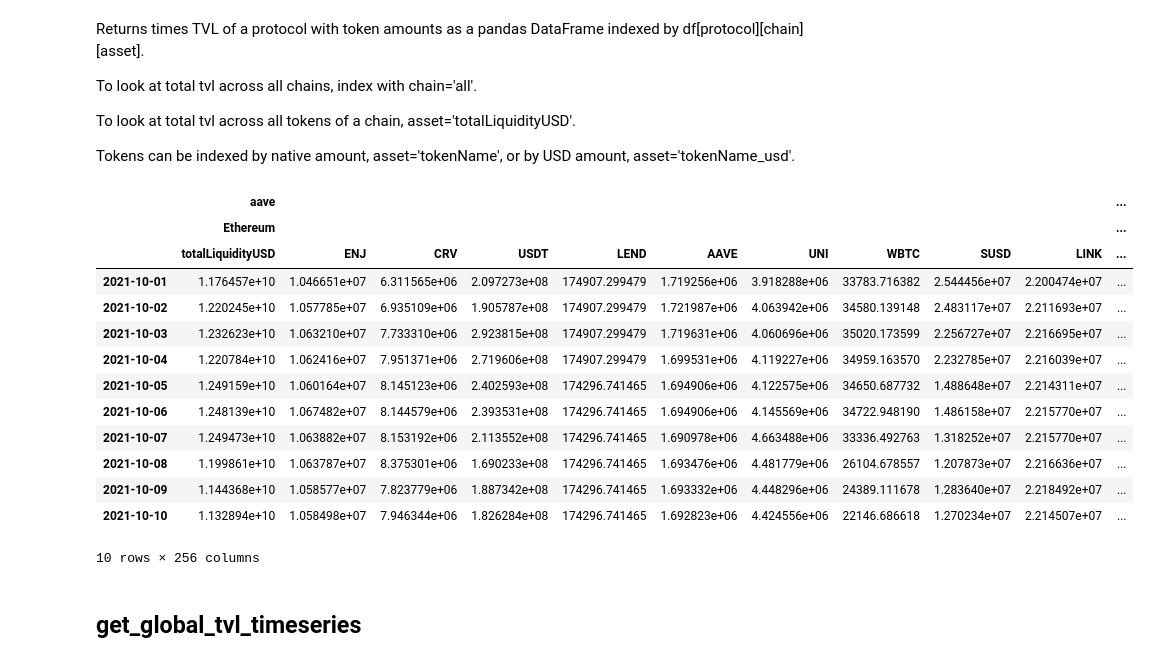
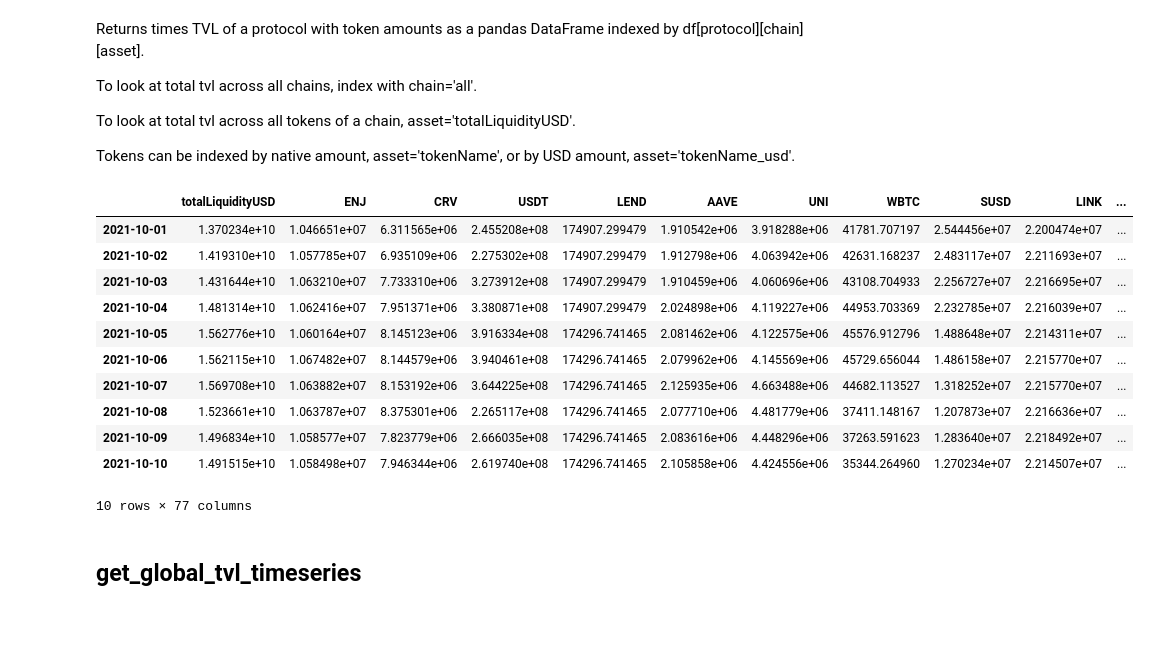
Before and after one commit to messari/messari-python-api, a Jupyter notebook: examples/DeFi_Lllama_API_Demo.ipynb, the cells around one changed output. Saved outputs shown, nothing was run; the diff lists cells and outputs as text; code cells hidden in the pictures; blank space fills up the shorter version.

Commit message:
defillama and new structure ready for testing

```diff
--- a/examples/DeFi_Lllama_API_Demo.ipynb
+++ b/examples/DeFi_Lllama_API_Demo.ipynb
@@ -2,6 +2,9 @@
 # DeFi Llama
 # %% [markdown]
 This tutorial aims to be a quick guide to get you started using the DeFi Llama API integrated into messari's python library.
+# %%
+from messari.defillama import DeFiLlama
+dl = DeFiLlama()
 # %% [markdown]
 ## get_protocol_tvl_timeseries
 # %% [markdown]
@@ -13,25 +16,22 @@ To look at total tvl across all tokens of a chain, asset='totalLiquidityUSD'.
 
 Tokens can be indexed by native amount, asset='tokenName', or by USD amount, asset='tokenName_usd'.
 # %%
-from messari.defi_llama import get_protocol_tvl_timeseries
-protocols = ['aave', 'compound']
-protocol_tvls = get_protocol_tvl_timeseries(protocols, start_date="2021-10-01", end_date="2021-10-10")
-protocol_tvls
+protocols = ['aave']
+protocol_tvls = dl.get_protocol_tvl_timeseries(protocols, start_date="2021-10-01", end_date="2021-10-10")
+protocol_tvls['aave']['all']
 # %% [output]
-|  | aave |  |  |  |  |  |  |  |  |  | ... |
-|  | Ethereum |  |  |  |  |  |  |  |  |  | ... |
 |  | totalLiquidityUSD | ENJ | CRV | USDT | LEND | AAVE | UNI | WBTC | SUSD | LINK | ... |
-| 2021-10-01 | 1.176457e+10 | 1.046651e+07 | 6.311565e+06 | 2.097273e+08 | 174907.299479 | 1.719256e+06 | 3.918288e+06 | 33783.716382 | 2.544456e+07 | 2.200474e+07 | ... |
-| 2021-10-02 | 1.220245e+10 | 1.057785e+07 | 6.935109e+06 | 1.905787e+08 | 174907.299479 | 1.721987e+06 | 4.063942e+06 | 34580.139148 | 2.483117e+07 | 2.211693e+07 | ... |
-| 2021-10-03 | 1.232623e+10 | 1.063210e+07 | 7.733310e+06 | 2.923815e+08 | 174907.299479 | 1.719631e+06 | 4.060696e+06 | 35020.173599 | 2.256727e+07 | 2.216695e+07 | ... |
-| 2021-10-04 | 1.220784e+10 | 1.062416e+07 | 7.951371e+06 | 2.719606e+08 | 174907.299479 | 1.699531e+06 | 4.119227e+06 | 34959.163570 | 2.232785e+07 | 2.216039e+07 | ... |
-| 2021-10-05 | 1.249159e+10 | 1.060164e+07 | 8.145123e+06 | 2.402593e+08 | 174296.741465 | 1.694906e+06 | 4.122575e+06 | 34650.687732 | 1.488648e+07 | 2.214311e+07 | ... |
-| 2021-10-06 | 1.248139e+10 | 1.067482e+07 | 8.144579e+06 | 2.393531e+08 | 174296.741465 | 1.694906e+06 | 4.145569e+06 | 34722.948190 | 1.486158e+07 | 2.215770e+07 | ... |
-| 2021-10-07 | 1.249473e+10 | 1.063882e+07 | 8.153192e+06 | 2.113552e+08 | 174296.741465 | 1.690978e+06 | 4.663488e+06 | 33336.492763 | 1.318252e+07 | 2.215770e+07 | ... |
-| 2021-10-08 | 1.199861e+10 | 1.063787e+07 | 8.375301e+06 | 1.690233e+08 | 174296.741465 | 1.693476e+06 | 4.481779e+06 | 26104.678557 | 1.207873e+07 | 2.216636e+07 | ... |
-| 2021-10-09 | 1.144368e+10 | 1.058577e+07 | 7.823779e+06 | 1.887342e+08 | 174296.741465 | 1.693332e+06 | 4.448296e+06 | 24389.111678 | 1.283640e+07 | 2.218492e+07 | ... |
-| 2021-10-10 | 1.132894e+10 | 1.058498e+07 | 7.946344e+06 | 1.826284e+08 | 174296.741465 | 1.692823e+06 | 4.424556e+06 | 22146.686618 | 1.270234e+07 | 2.214507e+07 | ... |
+| 2021-10-01 | 1.370234e+10 | 1.046651e+07 | 6.311565e+06 | 2.455208e+08 | 174907.299479 | 1.910542e+06 | 3.918288e+06 | 41781.707197 | 2.544456e+07 | 2.200474e+07 | ... |
+| 2021-10-02 | 1.419310e+10 | 1.057785e+07 | 6.935109e+06 | 2.275302e+08 | 174907.299479 | 1.912798e+06 | 4.063942e+06 | 42631.168237 | 2.483117e+07 | 2.211693e+07 | ... |
+| 2021-10-03 | 1.431644e+10 | 1.063210e+07 | 7.733310e+06 | 3.273912e+08 | 174907.299479 | 1.910459e+06 | 4.060696e+06 | 43108.704933 | 2.256727e+07 | 2.216695e+07 | ... |
+| 2021-10-04 | 1.481314e+10 | 1.062416e+07 | 7.951371e+06 | 3.380871e+08 | 174907.299479 | 2.024898e+06 | 4.119227e+06 | 44953.703369 | 2.232785e+07 | 2.216039e+07 | ... |
+| 2021-10-05 | 1.562776e+10 | 1.060164e+07 | 8.145123e+06 | 3.916334e+08 | 174296.741465 | 2.081462e+06 | 4.122575e+06 | 45576.912796 | 1.488648e+07 | 2.214311e+07 | ... |
+| 2021-10-06 | 1.562115e+10 | 1.067482e+07 | 8.144579e+06 | 3.940461e+08 | 174296.741465 | 2.079962e+06 | 4.145569e+06 | 45729.656044 | 1.486158e+07 | 2.215770e+07 | ... |
+| 2021-10-07 | 1.569708e+10 | 1.063882e+07 | 8.153192e+06 | 3.644225e+08 | 174296.741465 | 2.125935e+06 | 4.663488e+06 | 44682.113527 | 1.318252e+07 | 2.215770e+07 | ... |
+| 2021-10-08 | 1.523661e+10 | 1.063787e+07 | 8.375301e+06 | 2.265117e+08 | 174296.741465 | 2.077710e+06 | 4.481779e+06 | 37411.148167 | 1.207873e+07 | 2.216636e+07 | ... |
+| 2021-10-09 | 1.496834e+10 | 1.058577e+07 | 7.823779e+06 | 2.666035e+08 | 174296.741465 | 2.083616e+06 | 4.448296e+06 | 37263.591623 | 1.283640e+07 | 2.218492e+07 | ... |
+| 2021-10-10 | 1.491515e+10 | 1.058498e+07 | 7.946344e+06 | 2.619740e+08 | 174296.741465 | 2.105858e+06 | 4.424556e+06 | 35344.264960 | 1.270234e+07 | 2.214507e+07 | ... |
-10 rows × 256 columns
+10 rows × 77 columns
 # %% [markdown]
 ## get_global_tvl_timeseries
 # %% [markdown]
```
Also changed, not shown: parts of 5 cells of this notebook, 11 other files.
